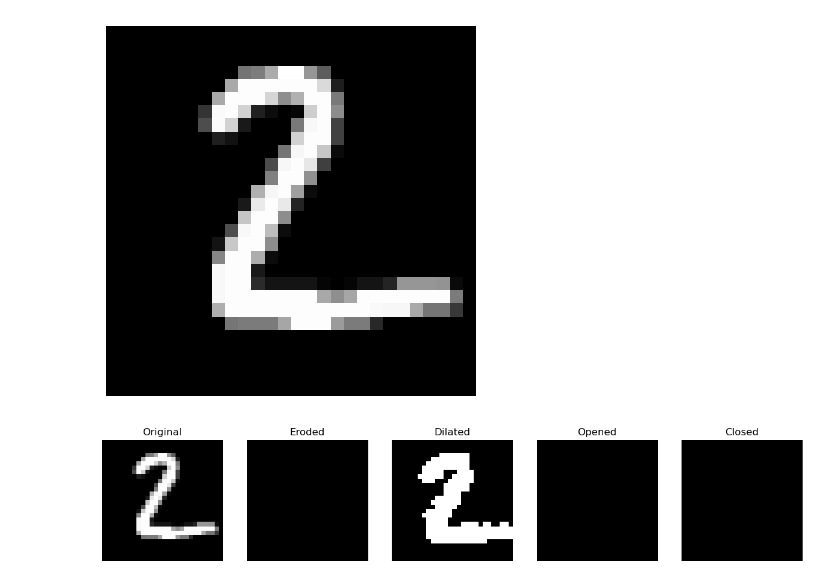
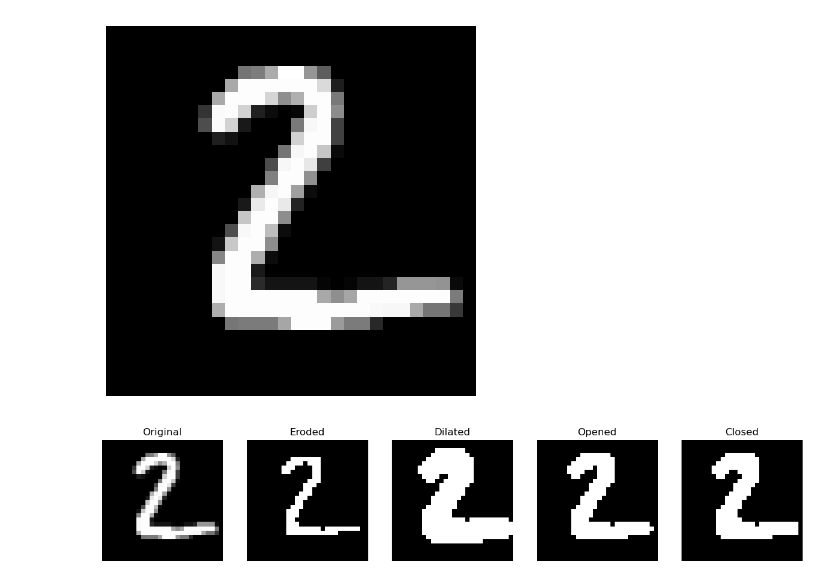
Before and after one commit to aryan4codes/ipcv_pracs, a Jupyter notebook: code/Exp_9_open_close_etc.ipynb, the cells around one changed output. Saved outputs shown, nothing was run; the diff lists cells and outputs as text; code cells hidden in the pictures.

```diff
--- a/code/Exp_9_open_close_etc.ipynb
+++ b/code/Exp_9_open_close_etc.ipynb
@@ -64,61 +64,68 @@ def erosion(image, s):
 
     return new_image
 # %%
-def dilate(image_array, kernel):
-    """Perform dilation on the image."""
+def dilate(image,kernel):
+    image = (image >= 1).astype(np.uint8)
+    image_height, image_width = image.shape
     kernel_height, kernel_width = kernel.shape
-    pad_h, pad_w = kernel_height // 2, kernel_width // 2
-    padded_image = np.pad(image_array, ((pad_h, pad_h), (pad_w, pad_w)), mode="constant", constant_values=0)
 
-    result = np.zeros_like(image_array)
-    for i in range(image_array.shape[0]):
-        for j in range(image_array.shape[1]):
-            region = padded_image[i:i + kernel_height, j:j + kernel_width]
-            if np.any(region & kernel):  # Check if any pixel matches the kernel
-                result[i, j] = 255
-    return result
+    pad_height = kernel_height // 2
+    pad_width = kernel_width // 2
+
+    padded_image = np.pad(image,((pad_height,pad_height),(pad_width,pad_width)))
+    dilated_image = np.zeros_like(image)
+
+    for i in range(image_height):
+        for j in range(image_width):
+            region = padded_image[i:i+kernel_height,j:j+kernel_width]
+            if np.any(region[kernel==1]==1):
+                dilated_image[i,j] = 1
+            else:
+                dilated_image[i,j] = 0
+
+    return dilated_image
 # %%
 def opening(image_array, kernel):
     """Perform opening on the image."""
-    eroded = erode(image_array, kernel)
+    eroded = erosion(image_array, kernel)
     opened = dilate(eroded, kernel)
     return opened
 # %%
 def closing(image_array, kernel):
     """Perform closing on the image."""
     dilated = dilate(image_array, kernel)
-    closed = erode(dilated, kernel)
+    closed = erosion(dilated, kernel)
     return closed
 # %%
 
 binary_img = random_img.convert("L")
 binary_array = np.array(binary_img)
 
 
 kernel = np.array([[0,1,0],
                    [1,1,1],
                    [0,1,0]])
 
 # Perform morphological operations
-eroded_img = erode(binary_array, kernel)
+eroded_img = erosion(binary_array, kernel)
 dilated_img = dilate(binary_array, kernel)
 opened_img = opening(binary_array, kernel)
 closed_img = closing(binary_array, kernel)
 
 # Display the results
 fig, axes = plt.subplots(1, 5, figsize=(15, 5))
 axes[0].imshow(binary_array, cmap="gray")
 axes[0].set_title("Original")
 axes[1].imshow(eroded_img, cmap="gray")
 axes[1].set_title("Eroded")
 axes[2].imshow(dilated_img, cmap="gray")
 axes[2].set_title("Dilated")
 axes[3].imshow(opened_img, cmap="gray")
 axes[3].set_title("Opened")
 axes[4].imshow(closed_img, cmap="gray")
 axes[4].set_title("Closed")
 for ax in axes:
     ax.axis("off")
 plt.show()
 # %% [output]
-[figure, old version]
+[figure, new version]
```
Also changed, not shown: parts of 1 cell of this notebook, 3 other files.
